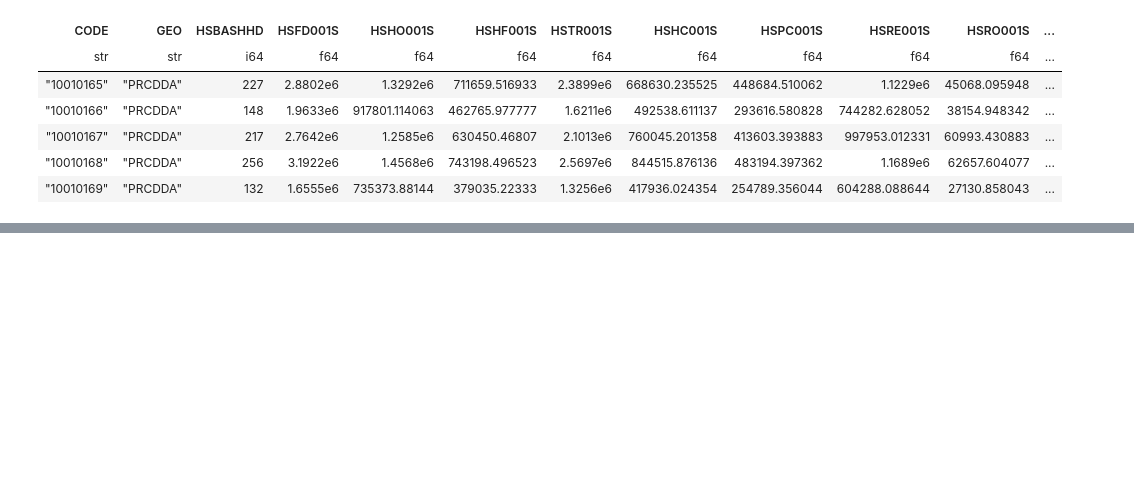
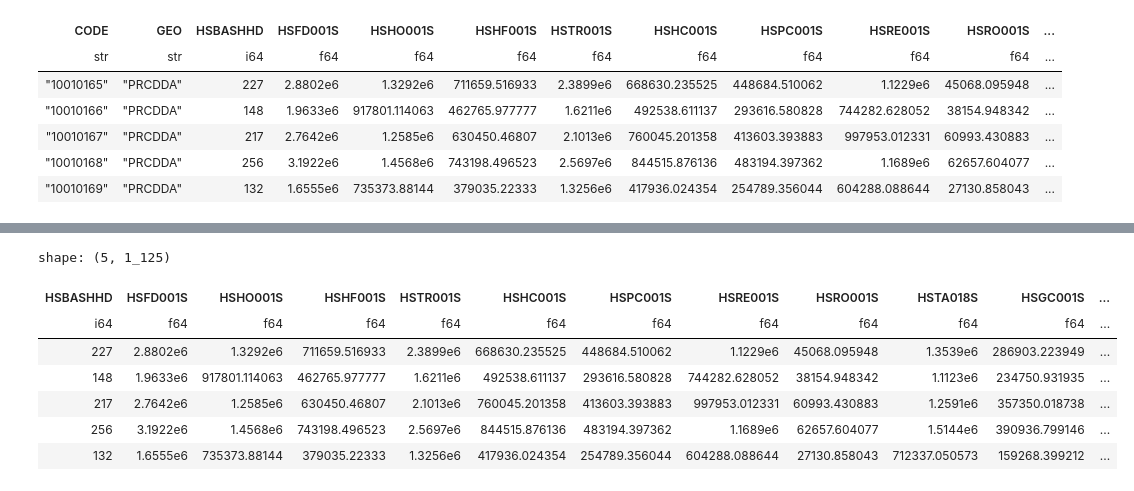
Before and after one commit to Astru5/DS3000, a Jupyter notebook: notebooks/data_prep.ipynb, the cells around one changed output, grey strips where cells are left out. Saved outputs shown, nothing was run; the diff lists cells and outputs as text; code cells hidden in the pictures; blank space fills up the shorter version.

```diff
--- a/notebooks/data_prep.ipynb
+++ b/notebooks/data_prep.ipynb
@@ -117,3 +136,9 @@ shape: (5, 393)
 | "10010167" | "PRCDDA" | 217 | 2.7642e6 | 1.2585e6 | 630450.46807 | 2.1013e6 | 760045.201358 | 413603.393883 | 997953.012331 | 60993.430883 | ... |
 | "10010168" | "PRCDDA" | 256 | 3.1922e6 | 1.4568e6 | 743198.496523 | 2.5697e6 | 844515.876136 | 483194.397362 | 1.1689e6 | 62657.604077 | ... |
 | "10010169" | "PRCDDA" | 132 | 1.6555e6 | 735373.88144 | 379035.22333 | 1.3256e6 | 417936.024354 | 254789.356044 | 604288.088644 | 27130.858043 | ... |
+# %%
+# merge demo and hhs on CODE and GEO
+
+data = hhs.join(demo, on="CODE", how="inner")
+
+data.head().collect()
@@ -119,0 +154,19 @@ shape: (5, 393)
+# %%
+# remove labels
+
+data = data.drop(pl.col("CODE"))
+data = data.drop(pl.col("GEO"))
+data = data.drop(pl.col("GEO_right"))
+
+data = data.collect()
+
+data.head()
+# %% [output]
+shape: (5, 1_125)
+| HSBASHHD | HSFD001S | HSHO001S | HSHF001S | HSTR001S | HSHC001S | HSPC001S | HSRE001S | HSRO001S | HSTA018S | HSGC001S | ... |
+| i64 | f64 | f64 | f64 | f64 | f64 | f64 | f64 | f64 | f64 | f64 | ... |
+| 227 | 2.8802e6 | 1.3292e6 | 711659.516933 | 2.3899e6 | 668630.235525 | 448684.510062 | 1.1229e6 | 45068.095948 | 1.3539e6 | 286903.223949 | ... |
+| 148 | 1.9633e6 | 917801.114063 | 462765.977777 | 1.6211e6 | 492538.611137 | 293616.580828 | 744282.628052 | 38154.948342 | 1.1123e6 | 234750.931935 | ... |
+| 217 | 2.7642e6 | 1.2585e6 | 630450.46807 | 2.1013e6 | 760045.201358 | 413603.393883 | 997953.012331 | 60993.430883 | 1.2591e6 | 357350.018738 | ... |
+| 256 | 3.1922e6 | 1.4568e6 | 743198.496523 | 2.5697e6 | 844515.876136 | 483194.397362 | 1.1689e6 | 62657.604077 | 1.5144e6 | 390936.799146 | ... |
+| 132 | 1.6555e6 | 735373.88144 | 379035.22333 | 1.3256e6 | 417936.024354 | 254789.356044 | 604288.088644 | 27130.858043 | 712337.050573 | 159268.399212 | ... |
```
Also changed, not shown: parts of 9 cells of this notebook, 2 other files.
